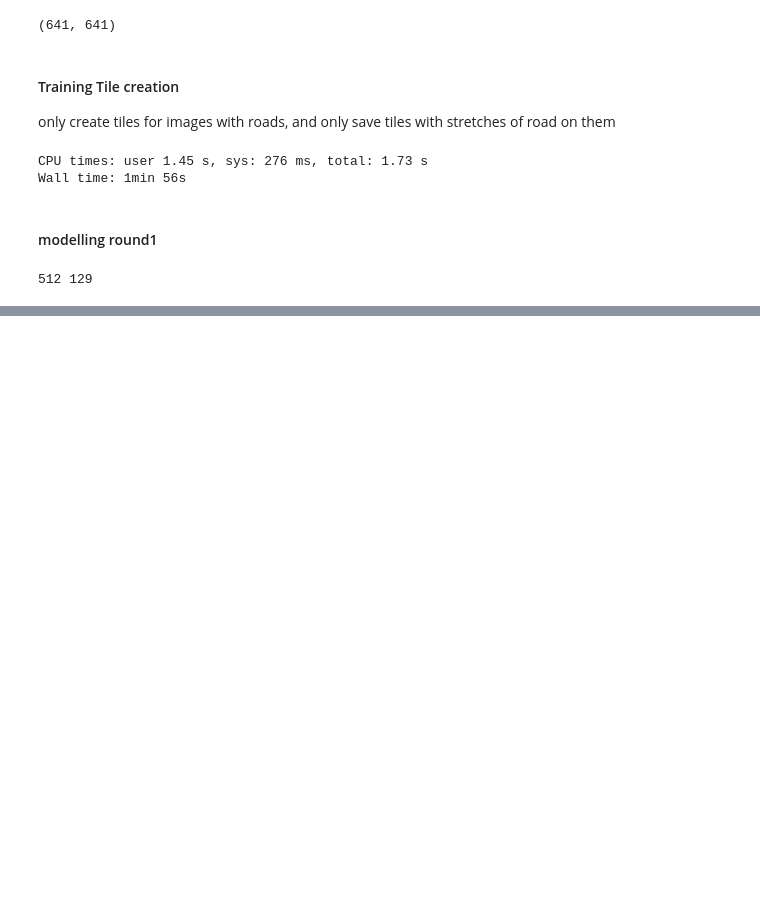
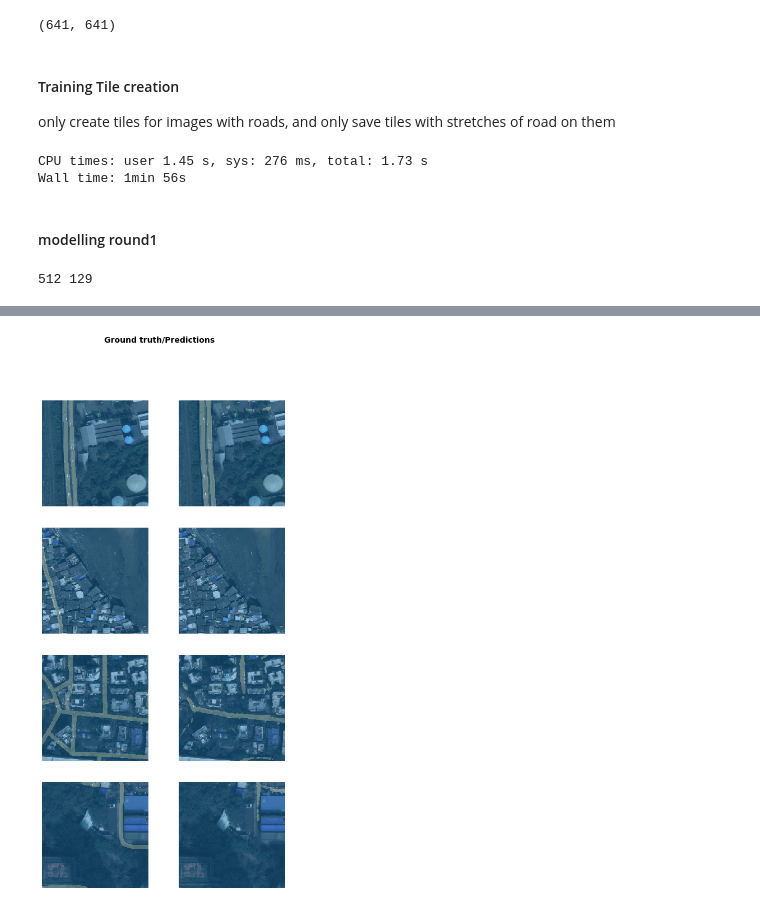
Before and after one commit to wwymak/spacenet-ml, a Jupyter notebook: lets just try another unet.ipynb, the cells around one changed output, grey strips where cells are left out. Saved outputs shown, nothing was run; the diff lists cells and outputs as text; code cells hidden in the pictures; blank space fills up the shorter version.

```diff
--- a/lets just try another unet.ipynb
+++ b/lets just try another unet.ipynb
@@ -162,0 +176,4 @@ return Compose([
+# %%
+lr=1e-3
+callbacks=[SaveModelCallback(learn, every='improvement', monitor='dice', name='mumbai-model-resnet34-1')]
+learn.fit_one_cycle(20, slice(lr), callbacks=callbacks)
@@ -162,0 +194,2 @@ return Compose([
+# %%
+learn.load('mumbai-model-resnet34-1')
@@ -162,0 +214,4 @@ return Compose([
+# %%
+learn.show_results()
+# %% [output]
+[figure, added]
```
Also changed, not shown: parts of 13 cells of this notebook.
